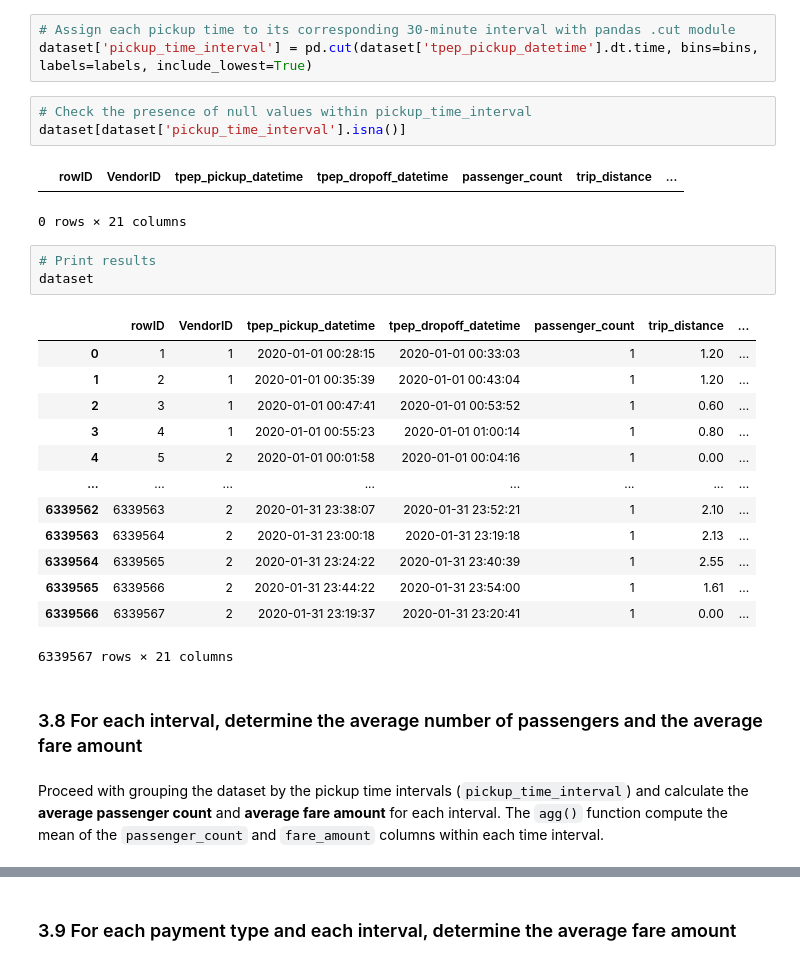
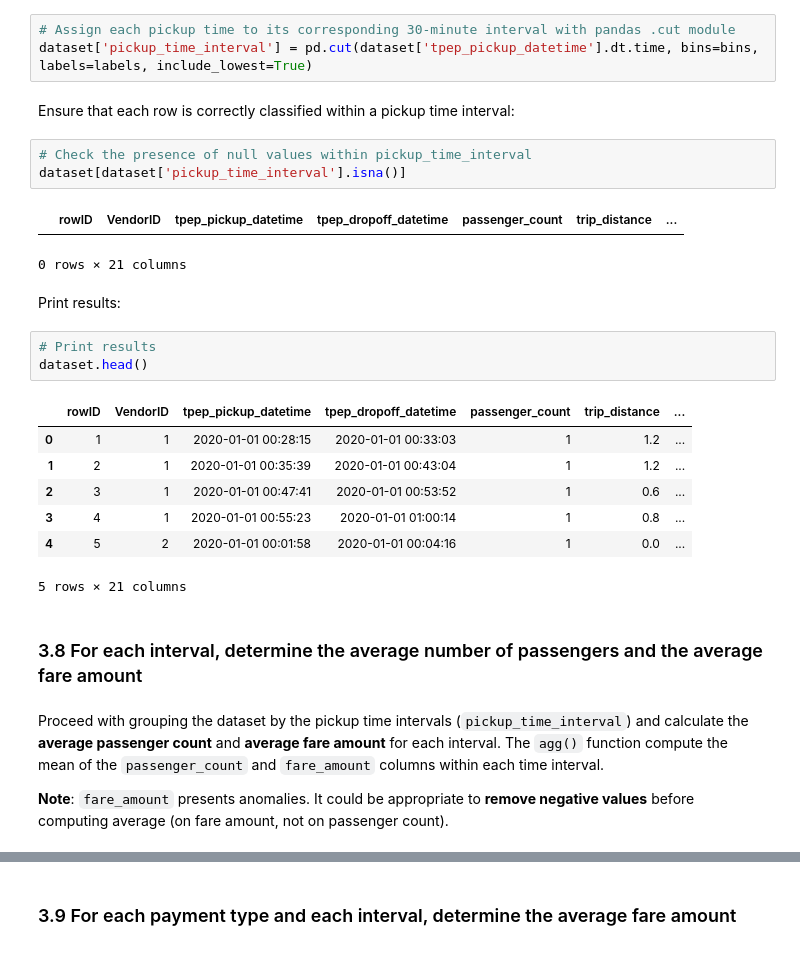
Before and after one commit to snava38/foc-project-nava-perani, a Jupyter notebook: notebooks/foc-project-notebook.ipynb, the cells around one changed output, grey strips where cells are left out. Saved outputs shown, nothing was run; the diff lists cells and outputs as text.

```diff
--- a/notebooks/foc-project-notebook_v1.ipynb
+++ b/notebooks/foc-project-notebook.ipynb
@@ -366,32 +467,32 @@ labels[-1] = '23:30 - 00:00'
 # %%
 # Assign each pickup time to its corresponding 30-minute interval with pandas .cut module
 dataset['pickup_time_interval'] = pd.cut(dataset['tpep_pickup_datetime'].dt.time, bins=bins, labels=labels, include_lowest=True)
+# %% [markdown]
+Ensure that each row is correctly classified within a pickup time interval:
 # %%
 # Check the presence of null values within pickup_time_interval
 dataset[dataset['pickup_time_interval'].isna()]
 # %% [output]
 |  | rowID | VendorID | tpep_pickup_datetime | tpep_dropoff_datetime | passenger_count | trip_distance | ... |
 0 rows × 21 columns
+# %% [markdown]
+Print results:
 # %%
 # Print results
-dataset
+dataset.head()
 # %% [output]
 |  | rowID | VendorID | tpep_pickup_datetime | tpep_dropoff_datetime | passenger_count | trip_distance | ... |
-| 0 | 1 | 1 | 2020-01-01 00:28:15 | 2020-01-01 00:33:03 | 1 | 1.20 | ... |
-| 1 | 2 | 1 | 2020-01-01 00:35:39 | 2020-01-01 00:43:04 | 1 | 1.20 | ... |
-| 2 | 3 | 1 | 2020-01-01 00:47:41 | 2020-01-01 00:53:52 | 1 | 0.60 | ... |
-| 3 | 4 | 1 | 2020-01-01 00:55:23 | 2020-01-01 01:00:14 | 1 | 0.80 | ... |
-| 4 | 5 | 2 | 2020-01-01 00:01:58 | 2020-01-01 00:04:16 | 1 | 0.00 | ... |
-| ... | ... | ... | ... | ... | ... | ... | ... |
-| 6339562 | 6339563 | 2 | 2020-01-31 23:38:07 | 2020-01-31 23:52:21 | 1 | 2.10 | ... |
-| 6339563 | 6339564 | 2 | 2020-01-31 23:00:18 | 2020-01-31 23:19:18 | 1 | 2.13 | ... |
-| 6339564 | 6339565 | 2 | 2020-01-31 23:24:22 | 2020-01-31 23:40:39 | 1 | 2.55 | ... |
-| 6339565 | 6339566 | 2 | 2020-01-31 23:44:22 | 2020-01-31 23:54:00 | 1 | 1.61 | ... |
-| 6339566 | 6339567 | 2 | 2020-01-31 23:19:37 | 2020-01-31 23:20:41 | 1 | 0.00 | ... |
+| 0 | 1 | 1 | 2020-01-01 00:28:15 | 2020-01-01 00:33:03 | 1 | 1.2 | ... |
+| 1 | 2 | 1 | 2020-01-01 00:35:39 | 2020-01-01 00:43:04 | 1 | 1.2 | ... |
+| 2 | 3 | 1 | 2020-01-01 00:47:41 | 2020-01-01 00:53:52 | 1 | 0.6 | ... |
+| 3 | 4 | 1 | 2020-01-01 00:55:23 | 2020-01-01 01:00:14 | 1 | 0.8 | ... |
+| 4 | 5 | 2 | 2020-01-01 00:01:58 | 2020-01-01 00:04:16 | 1 | 0.0 | ... |
-6339567 rows × 21 columns
+5 rows × 21 columns
 # %% [markdown]
 ### 3.8 For each interval, determine the average number of passengers and the average fare amount
 # %% [markdown]
 Proceed with grouping the dataset by the pickup time intervals (`pickup_time_interval`) and calculate the **average passenger count** and **average fare amount** for each interval. The `agg()` function compute the mean of the `passenger_count` and `fare_amount` columns within each time interval.
+
+**Note**: `fare_amount` presents anomalies. It could be appropriate to **remove negative values** before computing average (on fare amount, not on passenger count).
 # %%
 # Group the dataset by 'pickup_time_interval'
```
Also changed, not shown: parts of 70 cells of this notebook, 3 other files.
